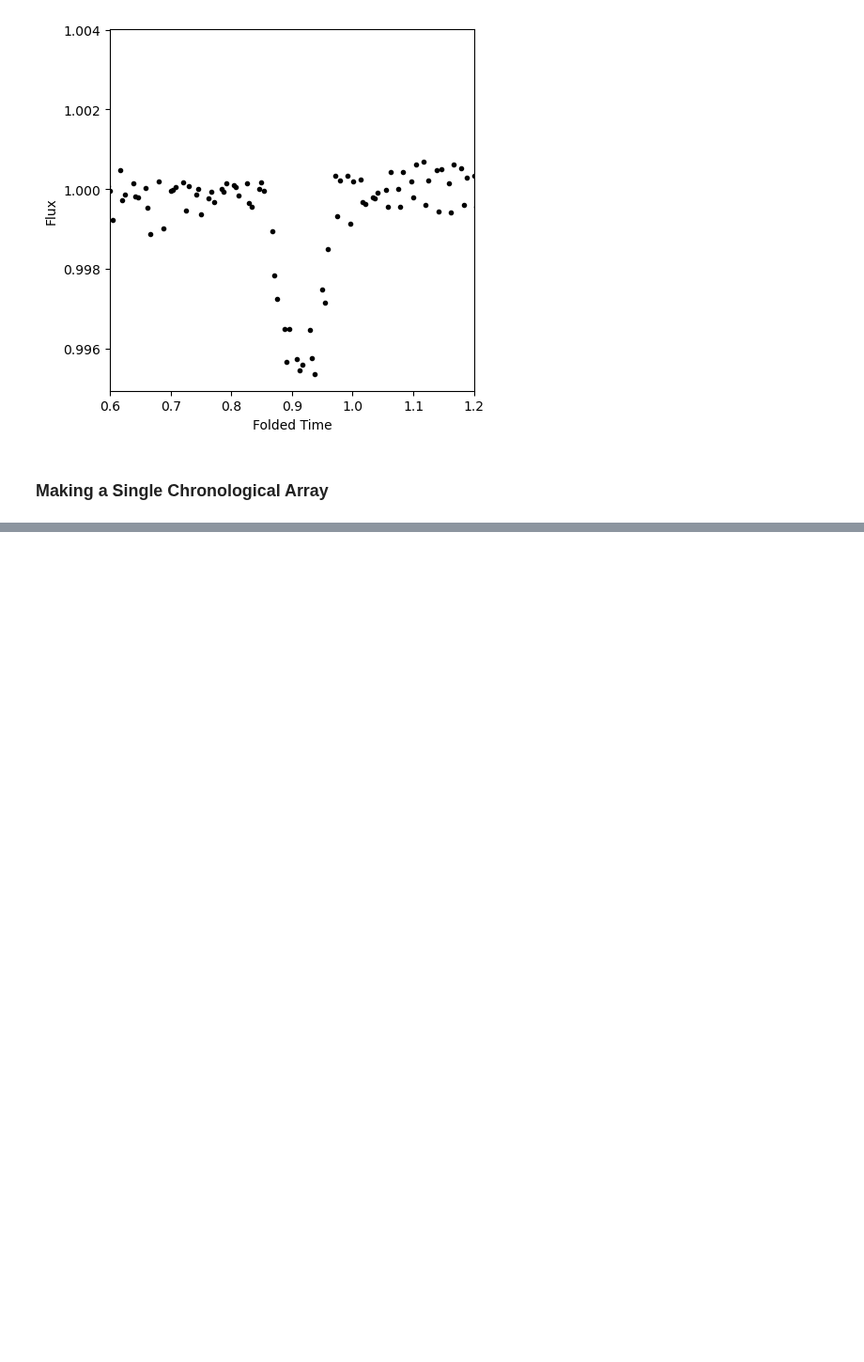
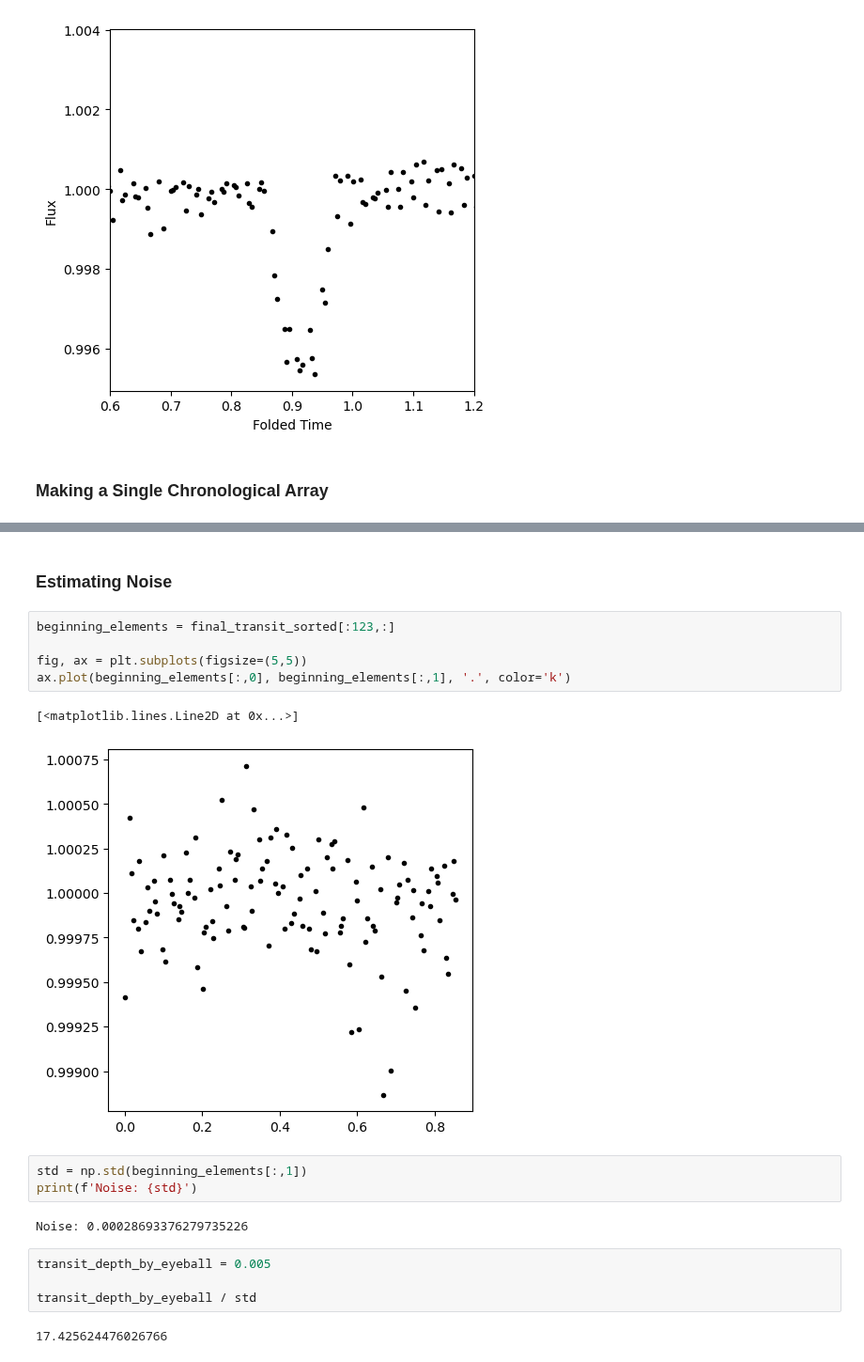
Before and after one commit to hexijin/scientific-data-analysis, a Jupyter notebook: aspy/c06/c06s05.ipynb, the cells around one changed output, grey strips where cells are left out. Shown at 94% size. Saved outputs shown, nothing was run; the diff lists cells and outputs as text; blank space fills up the shorter version.

```diff
--- a/aspy/c06/c06s05.ipynb
+++ b/aspy/c06/c06s05.ipynb
@@ -177,0 +180,21 @@ ax.set_ylabel('folded_time');
+# %% [markdown]
+### Estimating Noise
+# %%
+beginning_elements = final_transit_sorted[:123,:]
+
+fig, ax = plt.subplots(figsize=(5,5))
+ax.plot(beginning_elements[:,0], beginning_elements[:,1], '.', color='k')
+# %% [output]
+[<matplotlib.lines.Line2D at 0x...>]
+[figure, added]
+# %%
+std = np.std(beginning_elements[:,1])
+print(f'Noise: {std}')
+# %% [output]
+Noise: 0.00028693376279735226
+# %%
+transit_depth_by_eyeball = 0.005
+
+transit_depth_by_eyeball / std
+# %% [output]
+17.425624476026766
```
Also changed, not shown: parts of 2 cells of this notebook, 1 other file.
